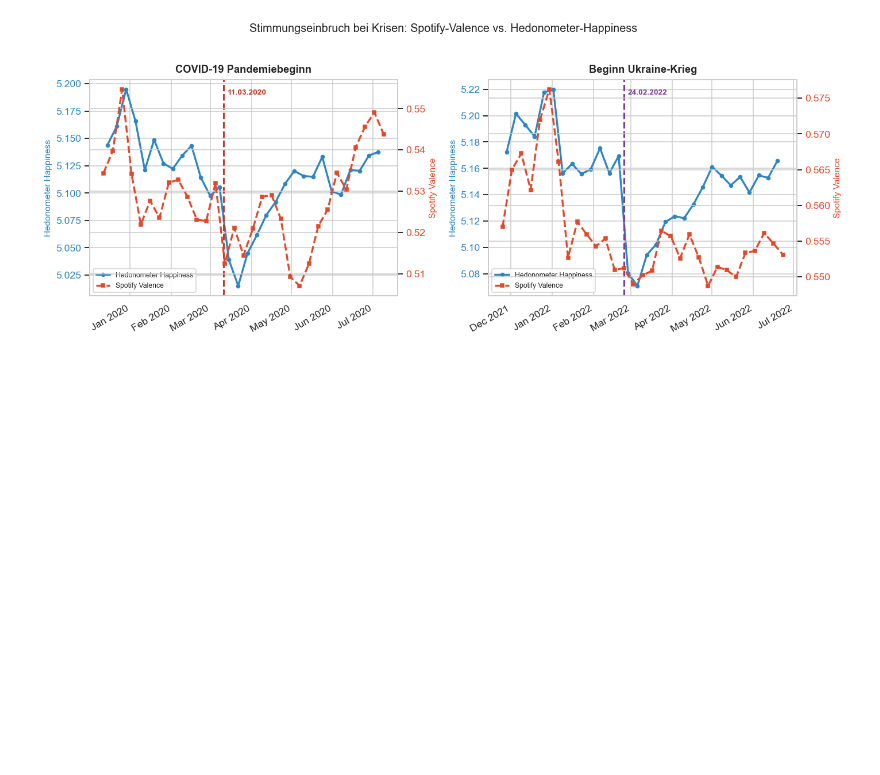
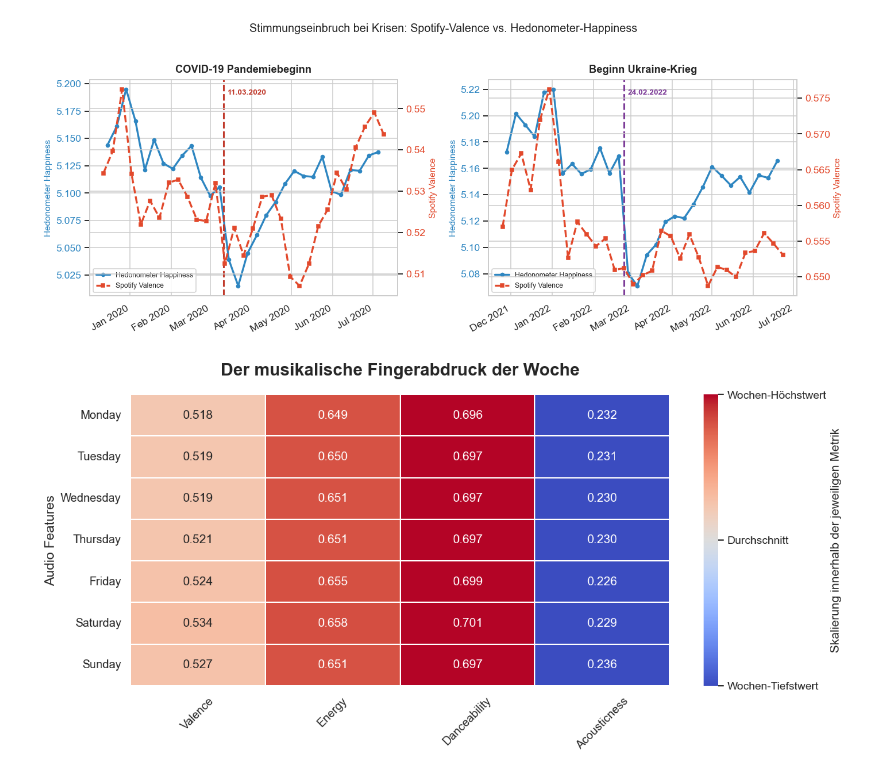
Before and after one commit to Jonas47833/Data-Visualisation, a Jupyter notebook: Notebook/Streaming_Stimmungs_Analyse.ipynb, the cells around one changed output. Cells and saved outputs as stored; diff of their text form; code cells hidden in the pictures; blank space fills up the shorter version.

```diff
--- a/Notebook/Streaming_Stimmungs_Analyse.ipynb
+++ b/Notebook/Streaming_Stimmungs_Analyse.ipynb
@@ -1493,3 +1493,66 @@ plt.show()
 Lade Hedonometer-Daten …
 Fertig.
 [figure]
+# %%
+# 1. Daten laden (Passe den Dateipfad zu eurer CSV-Datei an)
+# Tipp: Falls die Datei riesig ist, kannst du zum Testen erstmal nrows=10000 hinzufügen
+df = pd.read_csv('../Datensätze/Spotify_Dataset_V3.csv', sep=';')
+
+# --- DATENBEREINIGUNG & VORBEREITUNG ---
+
+# 2. Datum in ein Datetime-Objekt umwandeln und den Wochentag extrahieren
+df['Date'] = pd.to_datetime(df['Date'])
+df['Weekday'] = df['Date'].dt.day_name()
+
+# 3. Wochentage in die korrekte logische Reihenfolge bringen (sonst sortiert Python alphabetisch)
+tage_reihenfolge = ['Monday', 'Tuesday', 'Wednesday', 'Thursday', 'Friday', 'Saturday', 'Sunday']
+df['Weekday'] = pd.Categorical(df['Weekday'], categories=tage_reihenfolge, ordered=True)
+
+# 4. Spaltennamen überprüfen (Manchmal sind sie im Kaggle-Datensatz kleingeschrieben)
+# Wir nutzen hier zur Sicherheit die Namen in Kleinbuchstaben, pass das ggf. an eure CSV an.
+features_of_interest = ['Valence', 'Energy', 'Danceability', 'Acousticness']
+
+# 5. Durchschnittswerte pro Wochentag berechnen
+daily_avg = df.groupby('Weekday')[features_of_interest].mean().reset_index()
+
+# 6. DataFrame "schmelzen" (Melt)
+# Seaborn arbeitet am besten mit "Long-Format" Daten. Das wandelt unsere Spalten in Zeilen um.
+daily_melted = daily_avg.melt(id_vars='Weekday',
+                              value_vars=features_of_interest,
+                              var_name='Audio Feature',
+                              value_name='Average Score')
+
+# 7. Heatmap-Daten vorbereiten (Pivot: Zeilen = Features, Spalten = Wochentage)
+heatmap_data = daily_avg.set_index('Weekday')[features_of_interest]
+
+# 8. Die skalierte Version für die Farben berechnen (Min-Max-Skalierung pro Zeile)
+heatmap_data_scaled = heatmap_data.apply(lambda x: (x - x.min()) / (x.max() - x.min()), axis=1)
+
+# 9. Heatmap zeichnen
+plt.figure(figsize=(12, 6))
+ax = sns.heatmap(
+    heatmap_data_scaled,
+    annot=heatmap_data,
+    fmt=".3f",
+    cmap="coolwarm",
+    linewidths=1,
+    cbar_kws={'label': 'Skalierung innerhalb der jeweiligen Metrik'} # Label angepasst
+)
+
+# --- HIER IST DIE RETTUNG FÜR DIE LEGENDE ---
+# Wir greifen uns die Colorbar (Legende) und ersetzen die Zahlen durch Text
+cbar = ax.collections[0].colorbar
+cbar.set_ticks([0.0, 0.5, 1.0]) # Wir definieren 3 Punkte: Unten, Mitte, Oben
+cbar.set_ticklabels(['Wochen-Tiefstwert', 'Durchschnitt', 'Wochen-Höchstwert']) # Text statt Zahlen
+
+# 10. Design-Feinschliff
+plt.title('Der musikalische Fingerabdruck der Woche', fontsize=18, pad=20, fontweight='bold')
+plt.xlabel('')
+plt.ylabel('Audio Features', fontsize=14)
+plt.xticks(rotation=45, fontsize=12)
+plt.yticks(rotation=0, fontsize=12)
+
+plt.tight_layout()
+plt.show()
+# %% [output]
+[figure, added]
```
Also changed, not shown: 2 other files.
